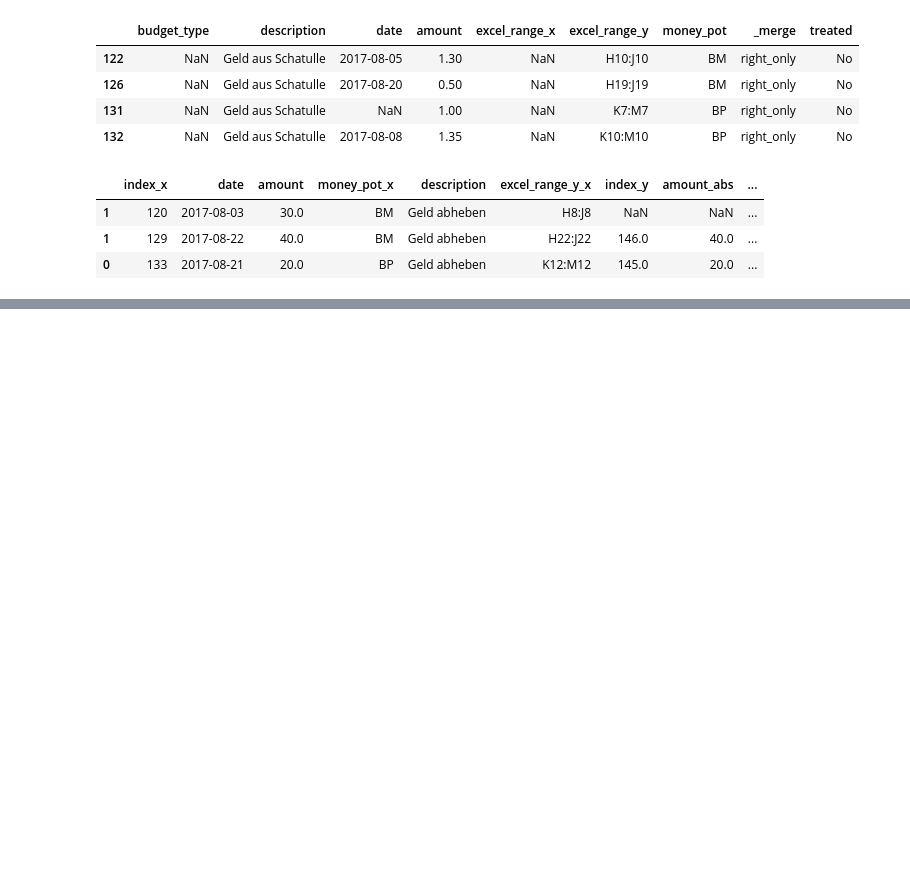
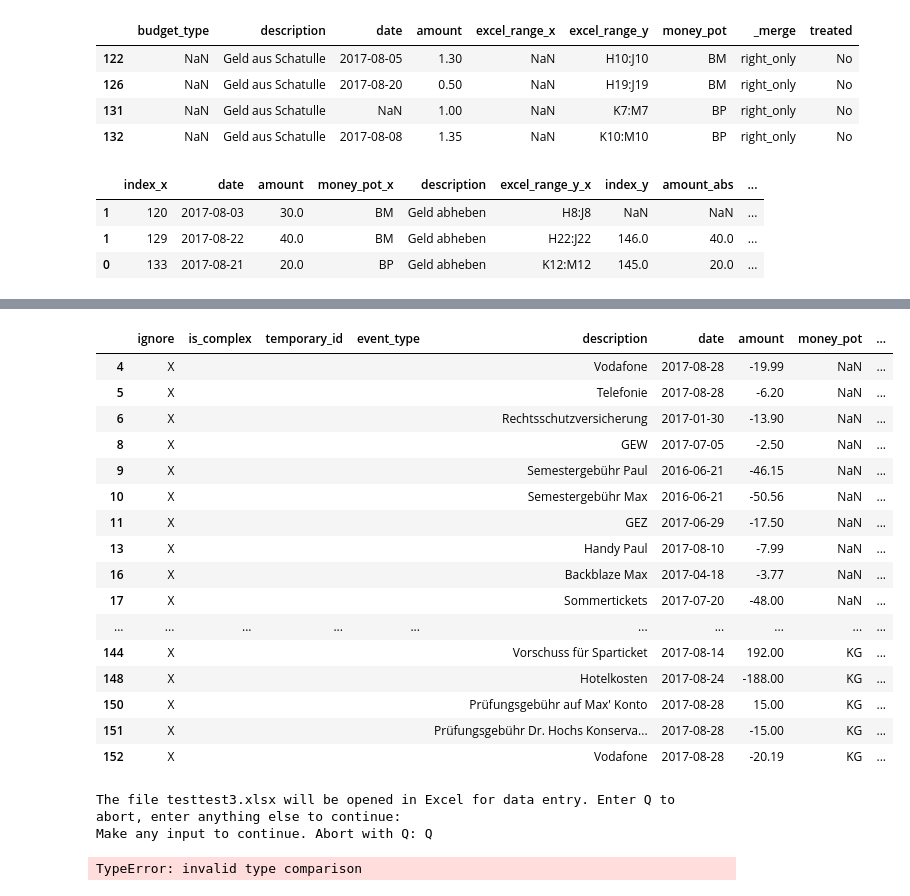
Before and after one commit to maxkoe/budgeter, a Jupyter notebook: excel_to_db.ipynb, the cells around one changed output, grey strips where cells are left out. Cells and saved outputs as stored; diff of their text form; code cells hidden in the pictures; blank space fills up the shorter version.

Commit message:
Saves before 08/10

```diff
--- a/excel_to_db.ipynb
+++ b/excel_to_db.ipynb
@@ -587,17 +614,52 @@ for index, row in checked_transfer_data.iterrows() :
 # %%
 ## Mark remaining as : Budget_Event, Money_Transfer, Payment, Complex Process
 ## Give the Opportunity to give provisorial ids
 
 subsetting_rules = {'treated' : 'No'}
 ## If I do not use copy(), it will throw warnings when only
 ## subsetting with one rule. I suppose it does copy automatically
 ## after from the second subsetting
 remaining = subset_data_frame(all_info, subsetting_rules).copy()
-remaining['ignore'] = ''
+remaining['ignore'] = 'X'
+remaining['is_complex'] = ''
+remaining['temporary_id'] = ''
+remaining['event_type'] = ''
 remaining['is_budget_event'] = ''
+remaining['is_recieving'] = ''
 remaining['is_payment'] = ''
 remaining['is_transfer'] = ''
-remaining['is_complex'] = ''
-remaining['provisorial_id'] = ''
+remaining['additional_description'] = ''
+remaining['effect_date'] = ''
+remaining['in_group'] = ''
+remaining['money_pot_sink'] = ''
+
+#'budget_type', 'description', 'date', 'amount', 'excel_range_x',
+#'excel_range_y', 'money_pot', '_merge', 'treated'
+
+remaining = remaining[[
+    'ignore', 'is_complex', 'temporary_id',
+    'event_type', 'description', 'date', 'amount', 'money_pot', 'money_pot_sink',
+    'is_budget_event', 'budget_type',
+    'is_recieving', 'is_payment', 'is_transfer', 'in_group', 'excel_range_x',
+    'excel_range_y',  '_merge', 'treated'
+]]
 
 display(remaining)
+# %% [output]
+|  | ignore | is_complex | temporary_id | event_type | description | date | amount | money_pot | ... |
+| 4 | X |  |  |  | Vodafone | 2017-08-28 | -19.99 | NaN | ... |
+| 5 | X |  |  |  | Telefonie | 2017-08-28 | -6.20 | NaN | ... |
+| 6 | X |  |  |  | Rechtsschutzversicherung | 2017-01-30 | -13.90 | NaN | ... |
+| 8 | X |  |  |  | GEW | 2017-07-05 | -2.50 | NaN | ... |
+| 9 | X |  |  |  | Semestergebühr Paul | 2016-06-21 | -46.15 | NaN | ... |
+| 10 | X |  |  |  | Semestergebühr Max | 2016-06-21 | -50.56 | NaN | ... |
+| 11 | X |  |  |  | GEZ | 2017-06-29 | -17.50 | NaN | ... |
+| 13 | X |  |  |  | Handy Paul | 2017-08-10 | -7.99 | NaN | ... |
+| 16 | X |  |  |  | Backblaze Max | 2017-04-18 | -3.77 | NaN | ... |
+| 17 | X |  |  |  | Sommertickets | 2017-07-20 | -48.00 | NaN | ... |
+| ... | ... | ... | ... | ... | ... | ... | ... | ... | ... |
+| 144 | X |  |  |  | Vorschuss für Sparticket | 2017-08-14 | 192.00 | KG | ... |
+| 148 | X |  |  |  | Hotelkosten | 2017-08-24 | -188.00 | KG | ... |
+| 150 | X |  |  |  | Prüfungsgebühr auf Max' Konto | 2017-08-28 | 15.00 | KG | ... |
+| 151 | X |  |  |  | Prüfungsgebühr Dr. Hochs Konserva... | 2017-08-28 | -15.00 | KG | ... |
+| 152 | X |  |  |  | Vodafone | 2017-08-28 | -20.19 | KG | ... |
@@ -639,6 +749,13 @@ mark_remaining.save(mark_remaining_filename)
 # %%
-checked_data = use_excel_for_data_entry(mark_remaining_filename, copy_mode=False, open_before_read=True)
+try :
+    checked_data = use_excel_for_data_entry(mark_remaining_filename, copy_mode=False, open_before_read=True)
+except RuntimeError :
+    pass
 checked_transfer_data = checked_data[checked_data['ignore'] != 'X']
+# %% [output]
+The file testtest3.xlsx will be opened in Excel for data entry. Enter Q to abort, enter anything else to continue:
+Make any input to continue. Abort with Q: Q
+TypeError: invalid type comparison
 # %%
 remaining = all_info[all_info['treated'] == 'No']
 
```
Also changed, not shown: parts of 9 cells of this notebook, 1 other file.
